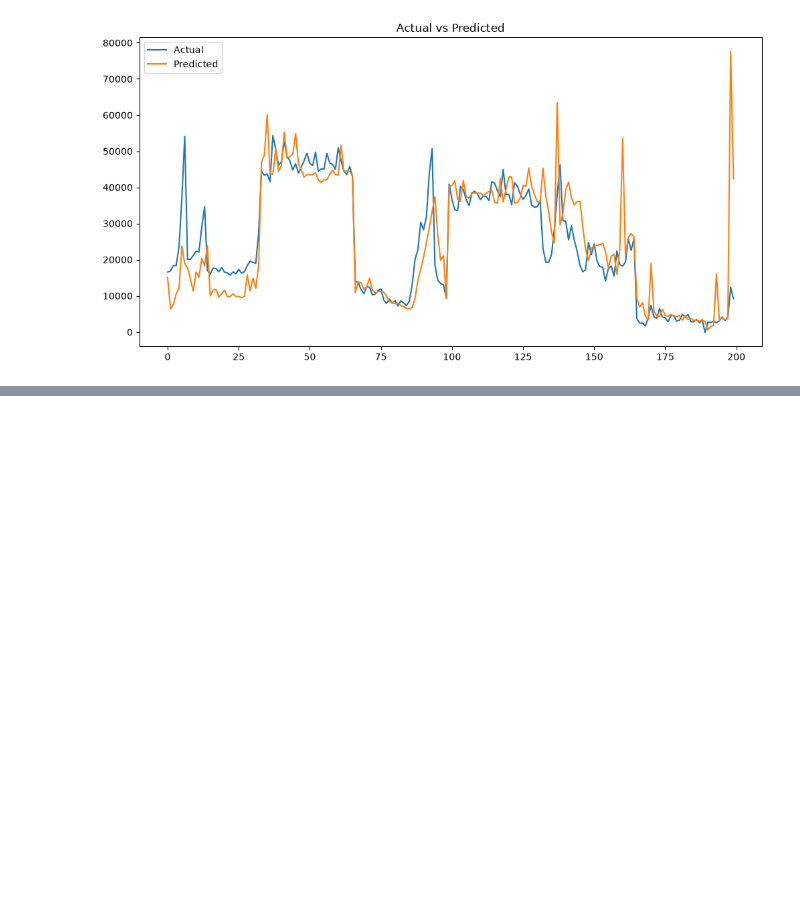
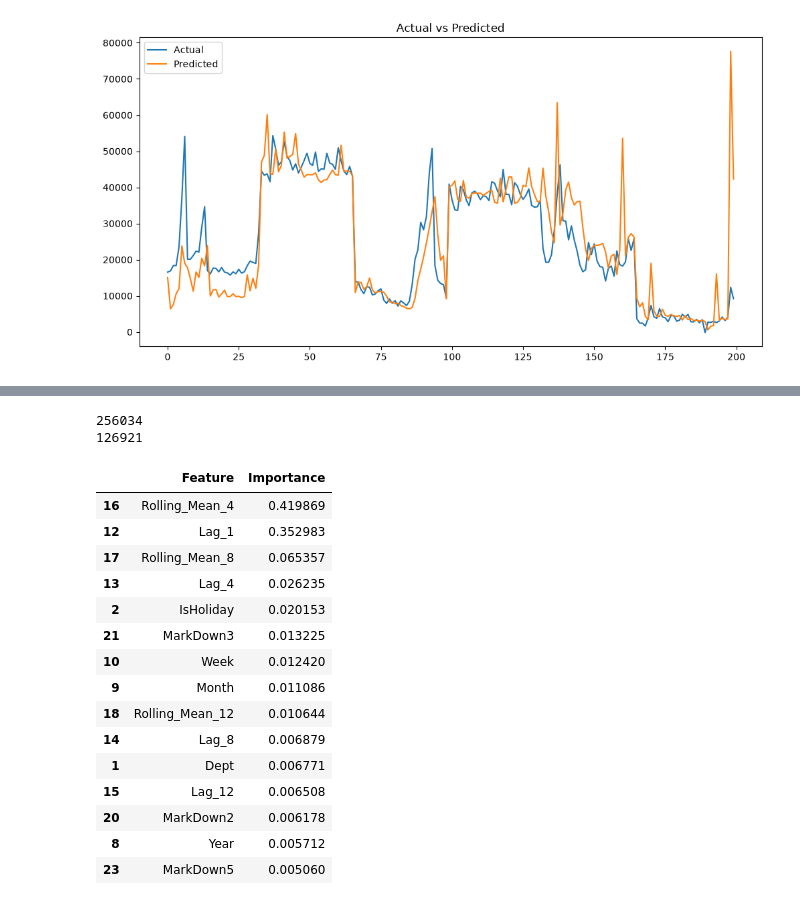
Before and after one commit to brishty-xo/supply-chain-demand-forecasting, a Jupyter notebook: notebooks/eda.ipynb, the cells around one changed output, grey strips where cells are left out. Drawn from its saved outputs; the diff is of its cells as text; code cells hidden in the pictures; blank space fills up the shorter version.

```diff
--- a/notebooks/eda.ipynb
+++ b/notebooks/eda.ipynb
@@ -389,0 +481,3 @@ plt.show()
+# %%
+model_df_v2 = df.dropna().copy()
+model_df_v2.shape
@@ -389,0 +610,33 @@ plt.show()
+# %%
+print(len(train_data))
+print(len(test_data))
+# %% [output]
+256034
+126921
+# %%
+importance = pd.DataFrame({
+    "Feature": X_train.columns,
+    "Importance": model_v2.feature_importances_
+})
+
+importance.sort_values(
+    by="Importance",
+    ascending=False
+).head(15)
+# %% [output]
+|  | Feature | Importance |
+| 16 | Rolling_Mean_4 | 0.419869 |
+| 12 | Lag_1 | 0.352983 |
+| 17 | Rolling_Mean_8 | 0.065357 |
+| 13 | Lag_4 | 0.026235 |
+| 2 | IsHoliday | 0.020153 |
+| 21 | MarkDown3 | 0.013225 |
+| 10 | Week | 0.012420 |
+| 9 | Month | 0.011086 |
+| 18 | Rolling_Mean_12 | 0.010644 |
+| 14 | Lag_8 | 0.006879 |
+| 1 | Dept | 0.006771 |
+| 15 | Lag_12 | 0.006508 |
+| 20 | MarkDown2 | 0.006178 |
+| 8 | Year | 0.005712 |
+| 23 | MarkDown5 | 0.005060 |
```
Also changed, not shown: parts of 23 cells of this notebook.
